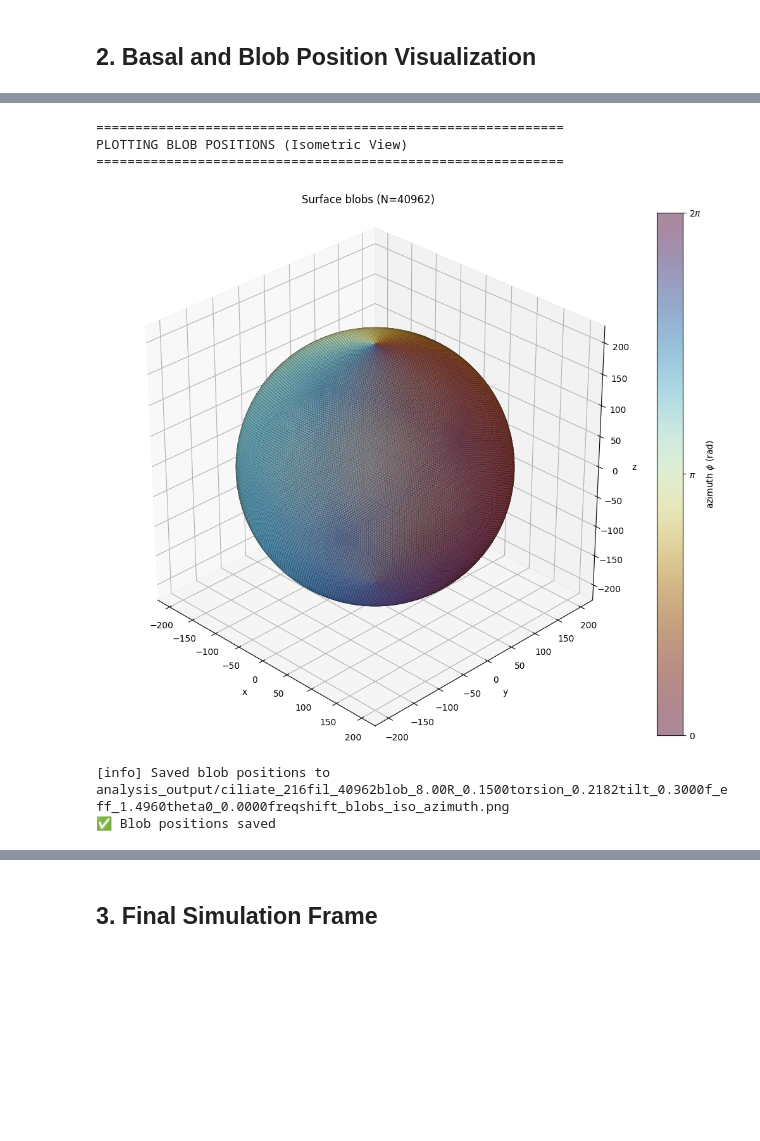
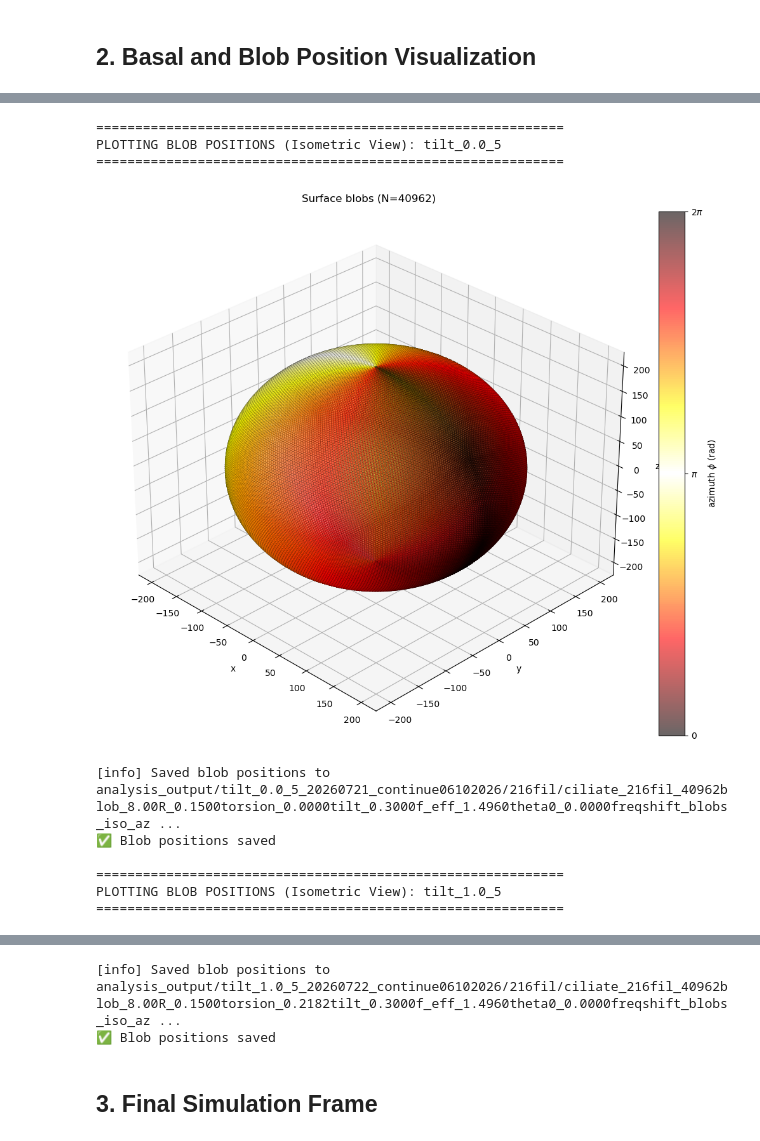
Before and after one commit to Biofluid-Dynamics-Group/cuda-filaments, a Jupyter notebook: analysis/single_sim_analysis.ipynb, the cells around one changed output, grey strips where cells are left out. Saved outputs shown, nothing was run; the diff lists cells and outputs as text; code cells hidden in the pictures; blank space fills up the shorter version.

```diff
--- a/analysis/single_sim_analysis.ipynb
+++ b/analysis/single_sim_analysis.ipynb
@@ -77,23 +160,31 @@ PLOTTING BASAL POSITIONS
 # %%
 # Plot blob positions (3D isometric view)
-print("\n" + "=" * 60)
-print("PLOTTING BLOB POSITIONS (Isometric View)")
-print("=" * 60)
-fig_blobs, ax_blobs = plot_blob_positions(
-    sim_path,
-    sim=sim,
-    view="iso",
-    color_by="azimuth",
-    split_hemispheres=False,
-    show=True,
-    save=True
-)
-plt.close(fig_blobs)
-print("✅ Blob positions saved")
+for case_name, sim in sims.items():
+    sim_path = sim_paths[case_name]
+    print("\n" + "=" * 60)
+    print(f"PLOTTING BLOB POSITIONS (Isometric View): {case_name}")
+    print("=" * 60)
+    fig_blobs, ax_blobs = plot_blob_positions(
+        sim_path,
+        sim=sim,
+        view="iso",
+        color_by="azimuth",
+        split_hemispheres=False,
+        cmap=phase_cmap,
+        show=True,
+        save=True,
+        extra_folder=out_subdirs[case_name]
+    )
+    plt.close(fig_blobs)
+    print("✅ Blob positions saved")
 # %% [output]
 ============================================================
-PLOTTING BLOB POSITIONS (Isometric View)
+PLOTTING BLOB POSITIONS (Isometric View): tilt_0.0_5
 ============================================================
-[figure, old version]
+[figure, new version]
-[info] Saved blob positions to analysis_output/ciliate_216fil_40962blob_8.00R_0.1500torsion_0.2182tilt_0.3000f_eff_1.4960theta0_0.0000freqshift_blobs_iso_azimuth.png
+[info] Saved blob positions to analysis_output/tilt_0.0_5_20260721_continue06102026/216fil/ciliate_216fil_40962blob_8.00R_0.1500torsion_0.0000tilt_0.3000f_eff_1.4960theta0_0.0000freqshift_blobs_iso_az ...
 ✅ Blob positions saved
+
+============================================================
+PLOTTING BLOB POSITIONS (Isometric View): tilt_1.0_5
+============================================================
@@ -100,3 +192,5 @@ PLOTTING BLOB POSITIONS (Isometric View)
+[info] Saved blob positions to analysis_output/tilt_1.0_5_20260722_continue06102026/216fil/ciliate_216fil_40962blob_8.00R_0.1500torsion_0.2182tilt_0.3000f_eff_1.4960theta0_0.0000freqshift_blobs_iso_az ...
+✅ Blob positions saved
 # %% [markdown]
 ## 3. Final Simulation Frame
 # %%
```
Also changed, not shown: parts of 9 cells of this notebook, 1 other file.
